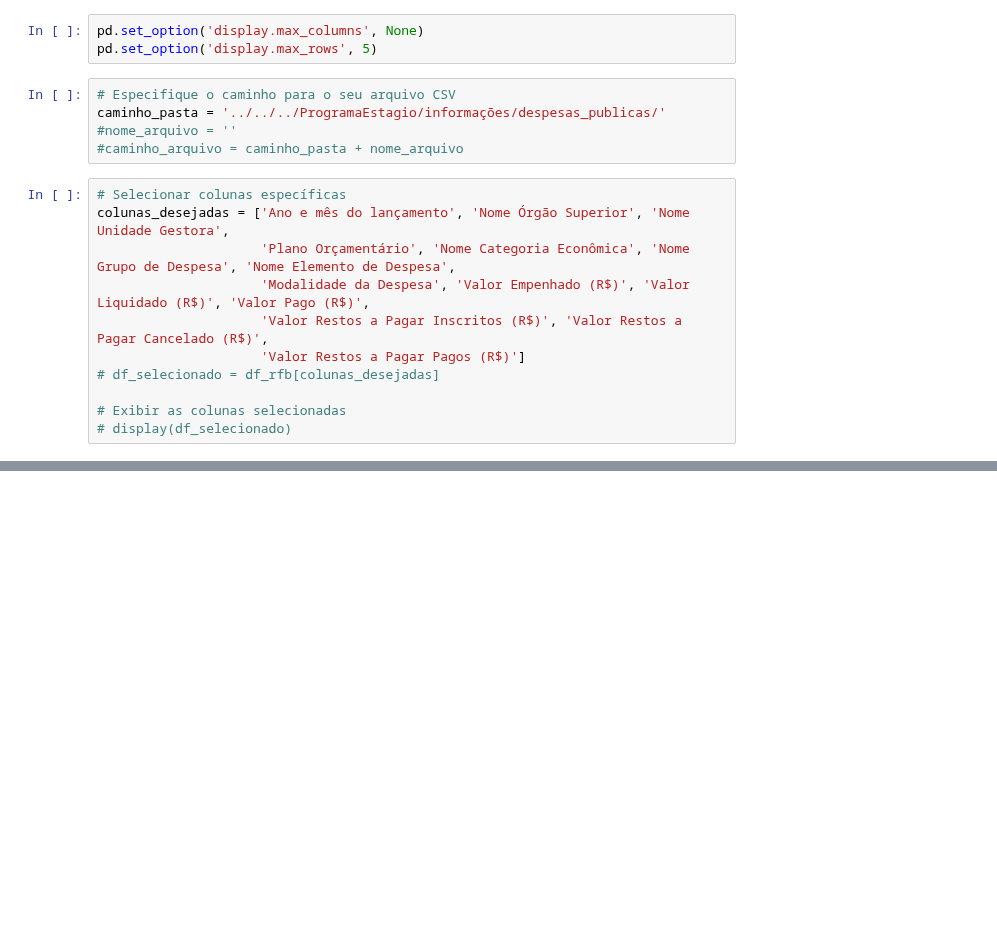
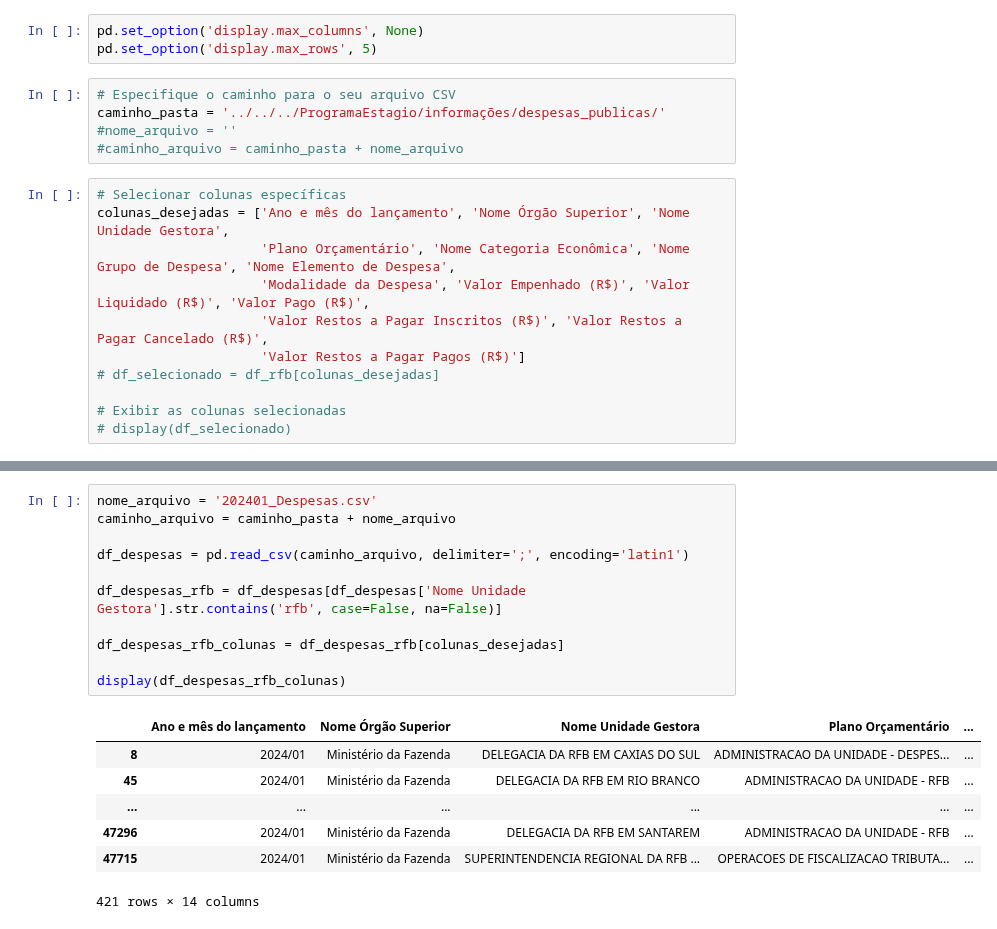
Before and after one commit to ReceitaFederal/ProgramaEstagio, a Jupyter notebook: src/python/despesas_publicas.ipynb, the cells around one changed output, grey strips where cells are left out. Cells and saved outputs as stored; diff of their text form; blank space fills up the shorter version.

```diff
--- a/src/python/despesas_publicas.ipynb
+++ b/src/python/despesas_publicas.ipynb
@@ -33,3 +41,22 @@ display(df_despesas_rfb_colunas)
+# %%
+nome_arquivo = '202401_Despesas.csv'
+caminho_arquivo = caminho_pasta + nome_arquivo
+
+df_despesas = pd.read_csv(caminho_arquivo, delimiter=';', encoding='latin1')
+
+df_despesas_rfb = df_despesas[df_despesas['Nome Unidade Gestora'].str.contains('rfb', case=False, na=False)]
+
+df_despesas_rfb_colunas = df_despesas_rfb[colunas_desejadas]
+
+display(df_despesas_rfb_colunas)
+# %% [output]
+|  | Ano e mês do lançamento | Nome Órgão Superior | Nome Unidade Gestora | Plano Orçamentário | ... |
+| 8 | 2024/01 | Ministério da Fazenda | DELEGACIA DA RFB EM CAXIAS DO SUL | ADMINISTRACAO DA UNIDADE - DESPES... | ... |
+| 45 | 2024/01 | Ministério da Fazenda | DELEGACIA DA RFB EM RIO BRANCO | ADMINISTRACAO DA UNIDADE - RFB | ... |
+| ... | ... | ... | ... | ... | ... |
+| 47296 | 2024/01 | Ministério da Fazenda | DELEGACIA DA RFB EM SANTAREM | ADMINISTRACAO DA UNIDADE - RFB | ... |
+| 47715 | 2024/01 | Ministério da Fazenda | SUPERINTENDENCIA REGIONAL DA RFB ... | OPERACOES DE FISCALIZACAO TRIBUTA... | ... |
+421 rows × 14 columns
 # %%
 nome_arquivo = '20240101_Despesas/20240101_Despesas_Empenho.csv'
 caminho_arquivo = caminho_pasta + nome_arquivo
```
Also changed, not shown: parts of 6 cells of this notebook.
